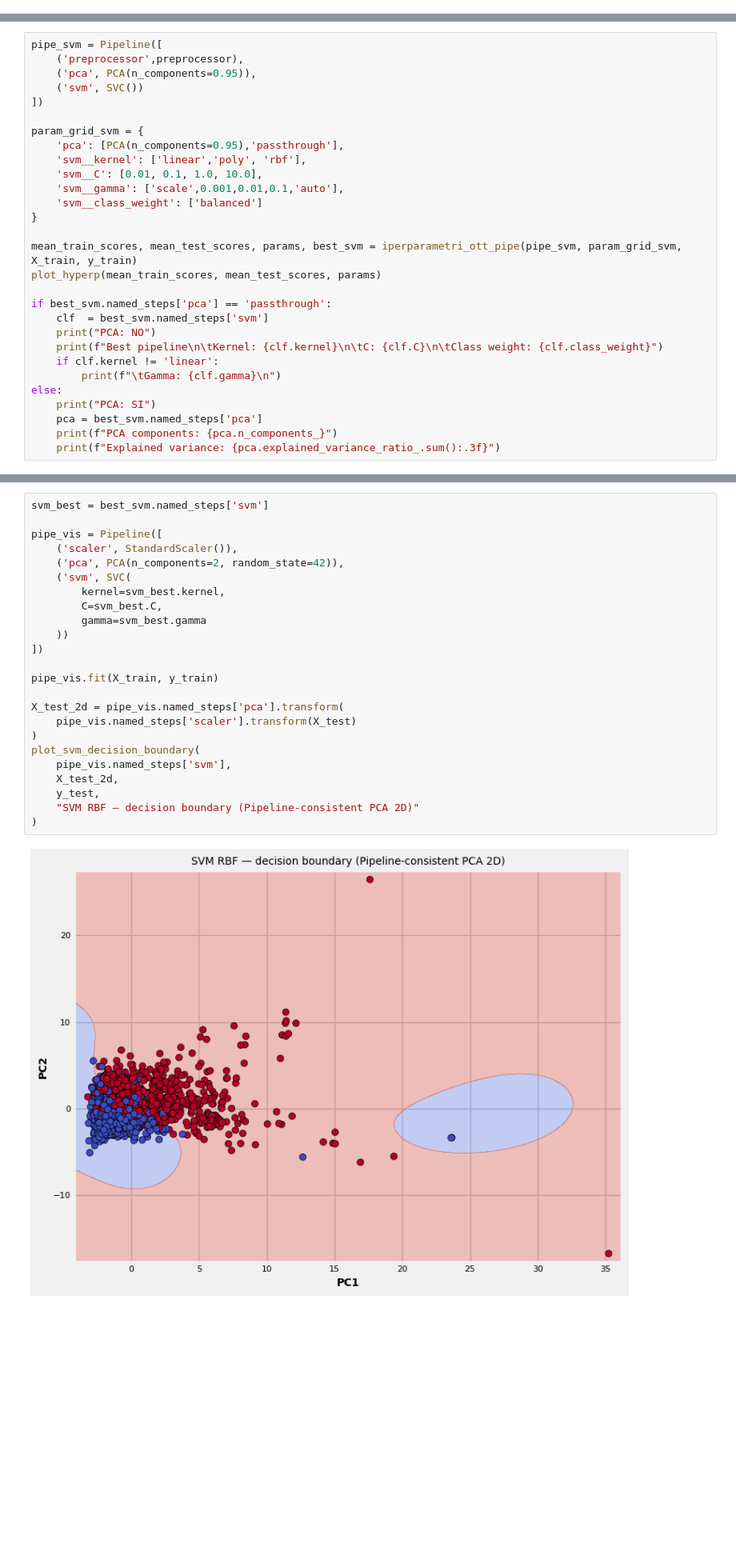
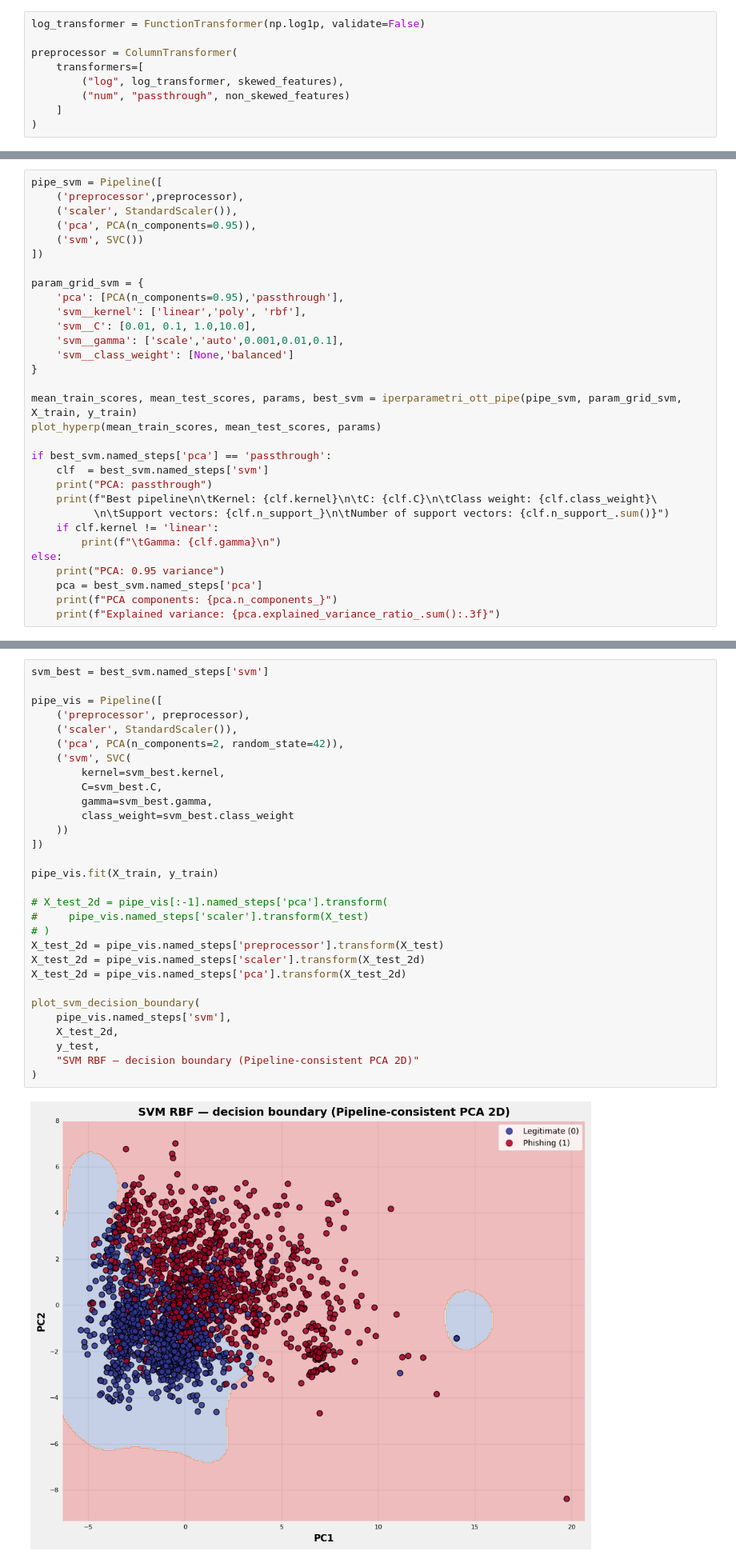
Before and after one commit to francosalvucci14/Progetto_MachineLearning, a Jupyter notebook: Progetto_ML_phishing-url.ipynb, the cells around one changed output, grey strips where cells are left out. Shown at 80% size. Cells and saved outputs as stored; diff of their text form; blank space fills up the shorter version.

```diff
--- a/Progetto_ML_phishing-url.ipynb
+++ b/Progetto_ML_phishing-url.ipynb
@@ -464,3 +487,12 @@ Tutte le colonne sono presenti. L'errore potrebbe essere un duplicato.
+# %%
+log_transformer = FunctionTransformer(np.log1p, validate=False)
+
+preprocessor = ColumnTransformer(
+    transformers=[
+        ("log", log_transformer, skewed_features),
+        ("num", "passthrough", non_skewed_features)
+    ]
+)
 # %% [markdown]
 # Training & Evaluation
 
@@ -959,6 +946,7 @@ Il parametro $\gamma$ controlla l'ampiezza della campana gaussiana: valori eleva
 # %%
 pipe_svm = Pipeline([
     ('preprocessor',preprocessor),
+    ('scaler', StandardScaler()),
     ('pca', PCA(n_components=0.95)),
     ('svm', SVC())
 ])
@@ -966,9 +954,9 @@ pipe_svm = Pipeline([
 param_grid_svm = {
     'pca': [PCA(n_components=0.95),'passthrough'],
     'svm__kernel': ['linear','poly', 'rbf'],
-    'svm__C': [0.01, 0.1, 1.0, 10.0],
-    'svm__gamma': ['scale',0.001,0.01,0.1,'auto'],
-    'svm__class_weight': ['balanced']
+    'svm__C': [0.01, 0.1, 1.0,10.0],
+    'svm__gamma': ['scale','auto',0.001,0.01,0.1],
+    'svm__class_weight': [None,'balanced']
 }
 
 mean_train_scores, mean_test_scores, params, best_svm = iperparametri_ott_pipe(pipe_svm, param_grid_svm, X_train, y_train)
@@ -976,12 +964,13 @@ plot_hyperp(mean_train_scores, mean_test_scores, params)
 
 if best_svm.named_steps['pca'] == 'passthrough':
     clf  = best_svm.named_steps['svm']
-    print("PCA: NO")
-    print(f"Best pipeline\n\tKernel: {clf.kernel}\n\tC: {clf.C}\n\tClass weight: {clf.class_weight}")
+    print("PCA: passthrough")
+    print(f"Best pipeline\n\tKernel: {clf.kernel}\n\tC: {clf.C}\n\tClass weight: {clf.class_weight}\
+          \n\tSupport vectors: {clf.n_support_}\n\tNumber of support vectors: {clf.n_support_.sum()}")
     if clf.kernel != 'linear':
         print(f"\tGamma: {clf.gamma}\n")
 else:
-    print("PCA: SI")
+    print("PCA: 0.95 variance")
     pca = best_svm.named_steps['pca']
     print(f"PCA components: {pca.n_components_}")
     print(f"Explained variance: {pca.explained_variance_ratio_.sum():.3f}")
@@ -997,29 +988,35 @@ Visualizzazione in 2D dei decision boundary dell'SVM
 # %%
 svm_best = best_svm.named_steps['svm']
 
 pipe_vis = Pipeline([
+    ('preprocessor', preprocessor),
     ('scaler', StandardScaler()),
     ('pca', PCA(n_components=2, random_state=42)),
     ('svm', SVC(
         kernel=svm_best.kernel,
         C=svm_best.C,
-        gamma=svm_best.gamma
+        gamma=svm_best.gamma,
+        class_weight=svm_best.class_weight
     ))
 ])
 
 pipe_vis.fit(X_train, y_train)
 
-X_test_2d = pipe_vis.named_steps['pca'].transform(
-    pipe_vis.named_steps['scaler'].transform(X_test)
-)
+# X_test_2d = pipe_vis[:-1].named_steps['pca'].transform(
+#     pipe_vis.named_steps['scaler'].transform(X_test)
+# )
+X_test_2d = pipe_vis.named_steps['preprocessor'].transform(X_test)
+X_test_2d = pipe_vis.named_steps['scaler'].transform(X_test_2d)
+X_test_2d = pipe_vis.named_steps['pca'].transform(X_test_2d)
+
 plot_svm_decision_boundary(
     pipe_vis.named_steps['svm'],
     X_test_2d,
     y_test,
     "SVM RBF — decision boundary (Pipeline-consistent PCA 2D)"
 )
 # %% [output]
-[figure, old version]
+[figure, new version]
 # %%
 # Chiamata alla funzione di valutazione
 cm , acc_svm, precision_svm, recall_svm, f1_svm, cfm_svm, std_dev_svm = evaluation(best_svm, X_train, y_train)
```
Also changed, not shown: parts of 76 cells of this notebook.
